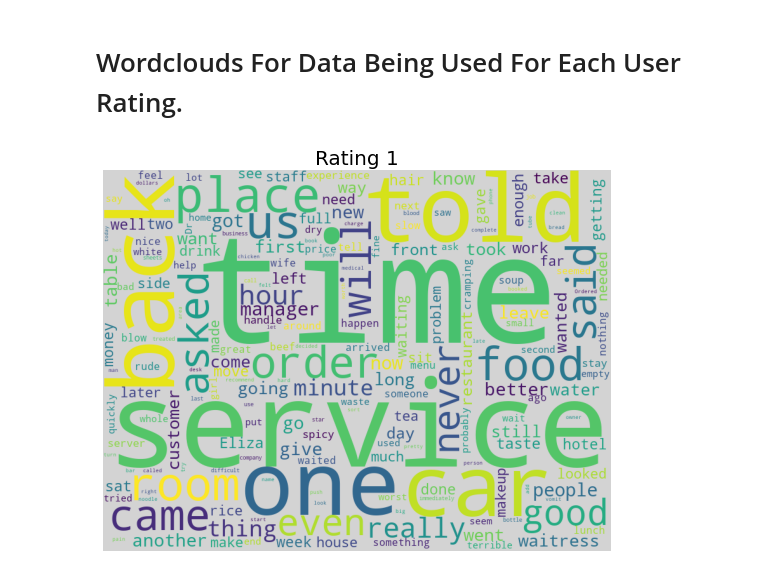
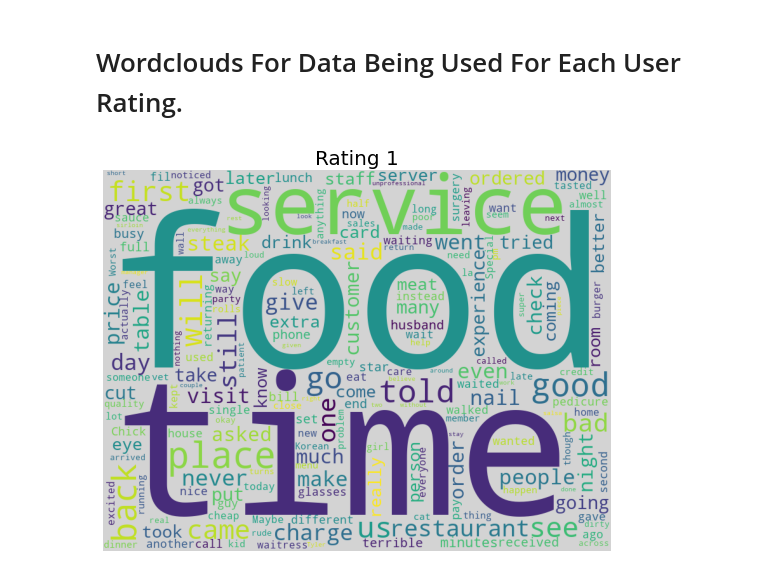
Before and after one commit to ABHISHEK03312/NLP-Assignment1, a Jupyter notebook: nlp-project1.ipynb, the cells around one changed output. Saved outputs shown, nothing was run; the diff lists cells and outputs as text; code cells hidden in the pictures.

Commit message:
updated code with sentiment

```diff
--- a/nlp-project1.ipynb
+++ b/nlp-project1.ipynb
@@ -180,3 +216,3 @@ data_random_new_new.head()
 # %%
-data_random_new_new['sentence tokenizer'] = data_random_new_new.apply(lambda row: sentence_tokenizer(row['text']),axis=1)
+data_random_50_rating_1['sentence tokenizer'] = data_random_50_rating_1.apply(lambda row: sentence_tokenizer(row['text']),axis=1)
 # %%
@@ -191,3 +227,3 @@ data_random_new_new.head()
 # %%
-data_random_new_new["sentence_tokens_pos_tags"] = data_random_new_new.apply(lambda row: tokenize_sentences(row['sentence tokenizer']),axis=1)
+data_random_50_rating_1["sentence_tokens_pos_tags"] = data_random_50_rating_1.apply(lambda row: tokenize_sentences(row['sentence tokenizer']),axis=1)
 # %%
@@ -201,0 +238,2 @@ data_random_new_new.head()
+# %%
+data_random_50_rating_1['sentences_sentiment'] = data_random_50_rating_1.apply(lambda row: get_sentence_sentiment(row['sentence tokenizer']),axis=1)
@@ -206,3 +253,3 @@ data_random_new_new.iloc[0]['sentence_tokens_pos_tags'][1][0][1]
 # %%
-data_random_new_new["noun_adjective_pairs"] = data_random_new_new.apply(lambda row: count_noun_adjective_pairs(row['sentence_tokens_pos_tags']),axis=1)
+data_random_50_rating_1["noun_adjective_pairs"] = data_random_50_rating_1.apply(lambda row: count_noun_adjective_pairs(row['sentence_tokens_pos_tags'],row['sentences_sentiment']),axis=1)
 # %%
@@ -537,9 +746,9 @@ barplot_for_the_frequent_word_pairs(data_random_20_rating_5,10)
 # %% [markdown]
 # Wordclouds For Data Being Used For Each User Rating.
 # %%
-show_wordclouds(data_random_new_new,"Rating 1")
+show_wordclouds(data_random_50_rating_1,"Rating 1")
 # %% [output]
-[figure, old version]
+[figure, new version]
 # %%
 show_wordclouds(data_random_20_rating_2,"Rating 2")
 # %% [output]
```
Also changed, not shown: parts of 77 cells of this notebook, 1 other file.
